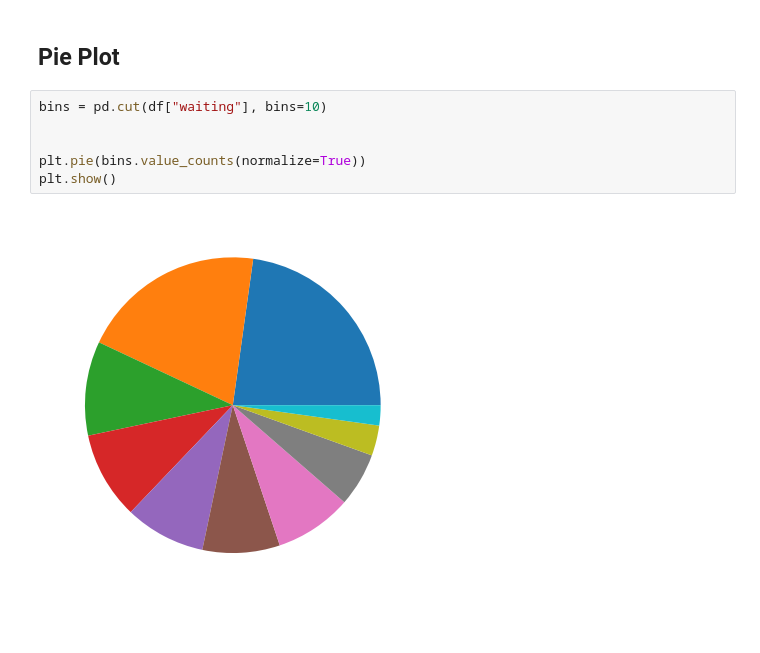
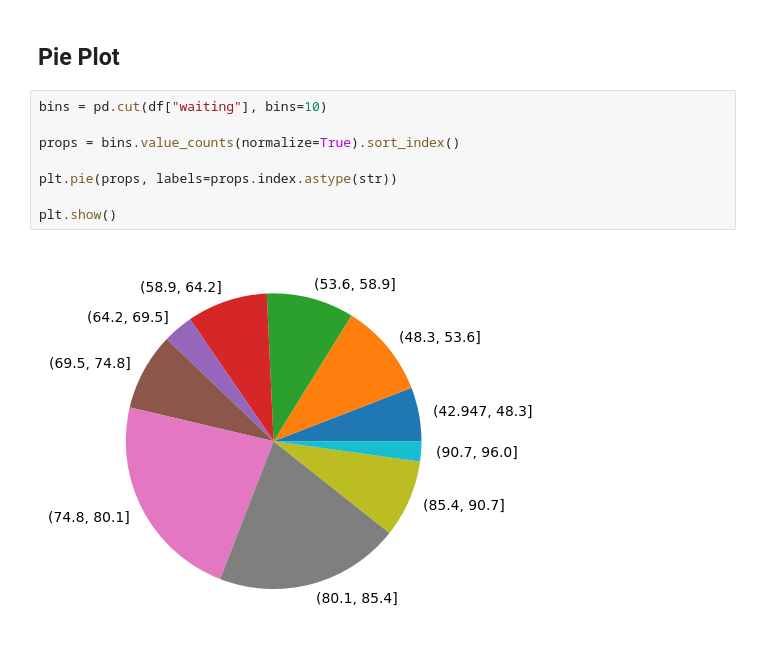
Before and after one commit to alireza-hashemii/DataAnalysis, a Jupyter notebook: chapter3_statistics.ipynb, the cells around one changed output. Saved outputs shown, nothing was run; the diff lists cells and outputs as text.

```diff
--- a/chapter3_statistics.ipynb
+++ b/chapter3_statistics.ipynb
@@ -160,8 +160,10 @@ df.corr()
 # %%
 bins = pd.cut(df["waiting"], bins=10)
 
+props = bins.value_counts(normalize=True).sort_index()
 
-plt.pie(bins.value_counts(normalize=True))
+plt.pie(props, labels=props.index.astype(str))
+
 plt.show()
 # %% [output]
-[figure, old version]
+[figure, new version]
```
Also changed, not shown: 5 other files.
